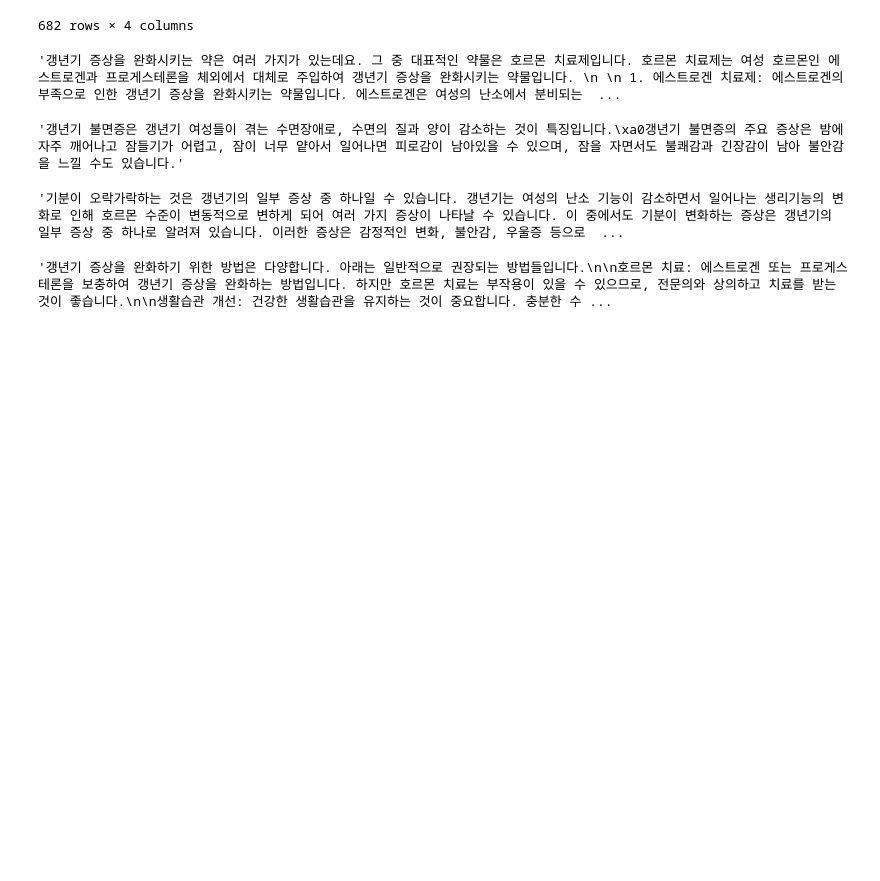
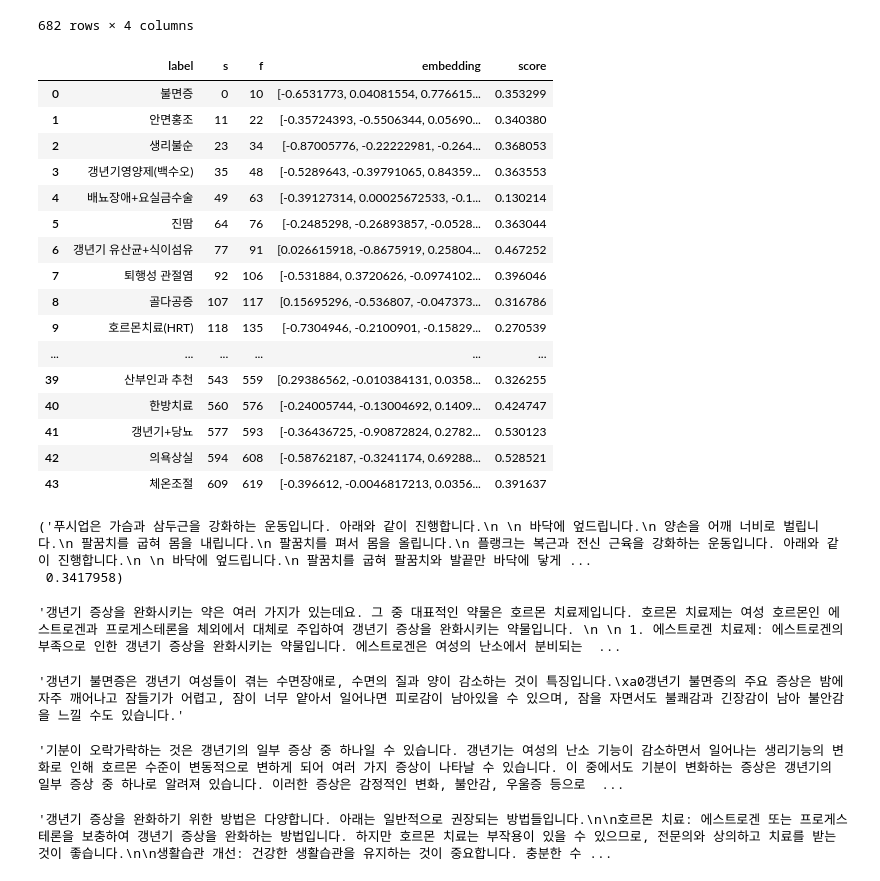
Before and after one commit to silver-eunjoo/Project_Repretty, a Jupyter notebook: LeeChatbot_index.ipynb, the cells around one changed output. Cells and saved outputs as stored; diff of their text form; code cells hidden in the pictures; blank space fills up the shorter version.

```diff
--- a/LeeChatbot_index_beta.ipynb
+++ b/LeeChatbot_index.ipynb
@@ -98,6 +99,27 @@ train_data
 | 680 | 남성 갱년기의 진단기준은 무엇입니까? | 폐경 이후 급속히 증상이 나타나는 여성 갱년기와 달리, 남성... | 남성갱년기 | [-0.3402798, -0.6937028, 0.187143... |
 | 681 | 남성 갱년기의 앓고 있는 비율? | 대한남성과학회에 따르면 남성의 20~30%가 남성 갱년기 증... | 남성갱년기 | [-0.5790543, -1.1517637, 0.034272... |
 682 rows × 4 columns
+# %%
+train_index['embedding'] = train_index.apply(lambda row: model.encode(row.label), axis = 1)
+train_index.head(44)
+# %% [output]
+|  | label | s | f | embedding | score |
+| 0 | 불면증 | 0 | 10 | [-0.6531773, 0.04081554, 0.776615... | 0.353299 |
+| 1 | 안면홍조 | 11 | 22 | [-0.35724393, -0.5506344, 0.05690... | 0.340380 |
+| 2 | 생리불순 | 23 | 34 | [-0.87005776, -0.22222981, -0.264... | 0.368053 |
+| 3 | 갱년기영양제(백수오) | 35 | 48 | [-0.5289643, -0.39791065, 0.84359... | 0.363553 |
+| 4 | 배뇨장애+요실금수술 | 49 | 63 | [-0.39127314, 0.00025672533, -0.1... | 0.130214 |
+| 5 | 진땀 | 64 | 76 | [-0.2485298, -0.26893857, -0.0528... | 0.363044 |
+| 6 | 갱년기 유산균+식이섬유 | 77 | 91 | [0.026615918, -0.8675919, 0.25804... | 0.467252 |
+| 7 | 퇴행성 관절염 | 92 | 106 | [-0.531884, 0.3720626, -0.0974102... | 0.396046 |
+| 8 | 골다공증 | 107 | 117 | [0.15695296, -0.536807, -0.047373... | 0.316786 |
+| 9 | 호르몬치료(HRT) | 118 | 135 | [-0.7304946, -0.2100901, -0.15829... | 0.270539 |
+| ... | ... | ... | ... | ... | ... |
+| 39 | 산부인과 추천 | 543 | 559 | [0.29386562, -0.010384131, 0.0358... | 0.326255 |
+| 40 | 한방치료 | 560 | 576 | [-0.24005744, -0.13004692, 0.1409... | 0.424747 |
+| 41 | 갱년기+당뇨 | 577 | 593 | [-0.36436725, -0.90872824, 0.2782... | 0.530123 |
+| 42 | 의욕상실 | 594 | 608 | [-0.58762187, -0.3241174, 0.69288... | 0.528521 |
+| 43 | 체온조절 | 609 | 619 | [-0.396612, -0.0046817213, 0.0356... | 0.391637 |
 # %%
 def return_answer(question) :
     embedding = model.encode(question)
@@ -120,3 +142,8 @@ def find(question) :
+# %%
+u_index("으라차차")
+# %% [output]
+('푸시업은 가슴과 삼두근을 강화하는 운동입니다. 아래와 같이 진행합니다.\n \n 바닥에 엎드립니다.\n 양손을 어깨 너비로 벌립니다.\n 팔꿈치를 굽혀 몸을 내립니다.\n 팔꿈치를 펴서 몸을 올립니다.\n 플랭크는 복근과 전신 근육을 강화하는 운동입니다. 아래와 같이 진행합니다.\n \n 바닥에 엎드립니다.\n 팔꿈치를 굽혀 팔꿈치와 발끝만 바닥에 닿게 ...
+ 0.3417958)
 # %%
 return_answer("갱년기에 좋은 약이 있을까?")
 # %% [output]
```
Also changed, not shown: parts of 6 cells of this notebook.
